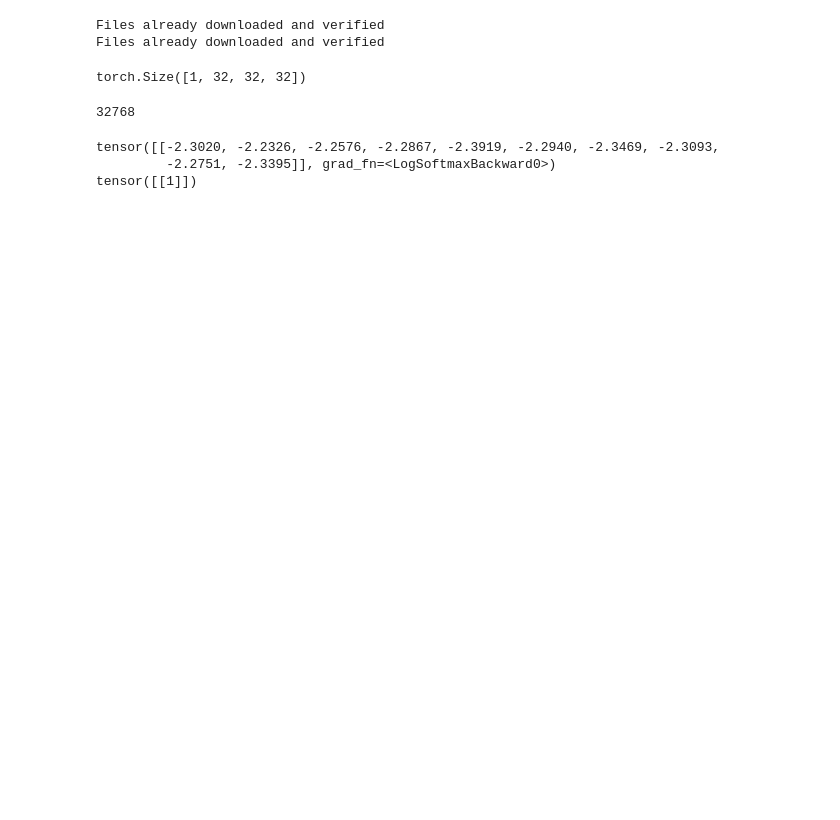
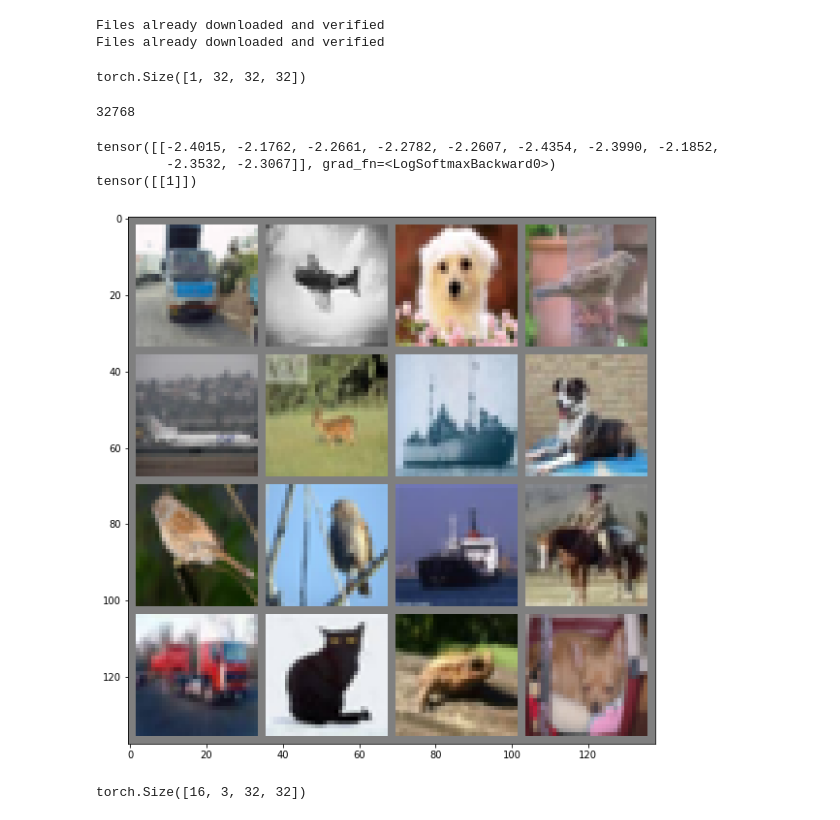
Before and after one commit to NotNANtoN/train2generalize, a Jupyter notebook: train2generalize.ipynb, the cells around one changed output. Saved outputs shown, nothing was run; the diff lists cells and outputs as text; code cells hidden in the pictures; blank space fills up the shorter version.

```diff
--- a/train2generalize.ipynb
+++ b/train2generalize.ipynb
@@ -9,12 +9,28 @@ from torchvision import datasets, transforms
 from torch.utils.data import DataLoader
 from torch.utils.data.sampler import SubsetRandomSampler
 
+
+# get RandAugment from torchvision
+import torchvision
+rand_augment = torchvision.transforms.RandAugment(num_ops=4, magnitude=9)
+if 0:
+    # get augmentation for training (crop, flip, color jitter)
+    augment = transforms.Compose([#transforms.RandomCrop(resolution, padding=4, padding_mode="reflect"),
+                                    transforms.RandomHorizontalFlip(p=0.4),
+                                    transforms.ToTensor(),
+                                    transforms.ColorJitter(brightness=0.2, contrast=0.2, saturation=0.2),
+                                            ])
+
+
 train_data, val_data, test_data = None, None, None
 if dataset == "ImageNet":
     num_classes = 1000
     resolution = 224
     n_channels = 3
-    transform = transforms.Compose([transforms.Resize(resolution), transforms.ToTensor(), transforms.Normalize((0.485, 0.456, 0.406), (0.229, 0.224, 0.225))])
+    transform = transforms.Compose([transforms.Resize(resolution), transforms.ToTensor(),
+                                    transforms.Normalize((0.485, 0.456, 0.406), (0.229, 0.224, 0.225))])
+    train_transform = transforms.Compose([rand_augment, transforms.Resize(resolution), transforms.ToTensor(),
+                                         transforms.Normalize((0.485, 0.456, 0.406), (0.229, 0.224, 0.225))])
     dev_data = datasets.ImageNet(root="data", split="train", download=True, transform=transform)
     val_data = datasets.ImageNet(root="data", split="val", download=True, transform=transform)
     test_data = datasets.ImageNet(root="data", split="val", download=True, transform=transform)
@@ -23,9 +39,8 @@ elif dataset == "MNIST" or dataset == "FashionMNIST":
     num_classes = 10
     resolution = 28
     n_channels = 1
-    transform = transforms.Compose([transforms.ToTensor(),
-                                    transforms.Normalize((0.5,), (0.5,)),
-                                    ])
+    transform = transforms.Compose([transforms.ToTensor(), transforms.Normalize((0.5,), (0.5,)),])
+    train_transform = transforms.Compose([rand_augment, transforms.ToTensor(), transforms.Normalize((0.5,), (0.5,))])
     if dataset == "MNIST":
         dev_data = datasets.MNIST(root="data", train=True, download=True, transform=transform)
         test_data = datasets.MNIST(root="data", train=False, download=True, transform=transform)
@@ -40,6 +55,7 @@ elif dataset == "CIFAR10":
     transform = transforms.Compose([transforms.ToTensor(),
                                     transforms.Normalize((0.5, 0.5, 0.5), (0.5, 0.5, 0.5)),
                                     ])
+    train_transform = transforms.Compose([rand_augment, transforms.ToTensor(), transforms.Normalize((0.5, 0.5, 0.5), (0.5, 0.5, 0.5))])
     dev_data = datasets.CIFAR10(root="data", train=True, download=True, transform=transform)
     test_data = datasets.CIFAR10(root="data", train=False, download=True, transform=transform)
 # %% [output]
@@ -95,6 +111,8 @@ if val_data is None:
 gen_size = int(0.8 * len(train_data))
 train_size = len(train_data) - gen_size
 train_data, gen_data = torch.utils.data.random_split(train_data, [train_size, gen_size])
+# set train transform
+train_data.dataset.transform = train_transform
 # %%
 resolution * resolution * 64 // 2
 # %% [output]
@@ -108,9 +126,34 @@ print(output)
 pred = output.argmax(dim=1, keepdim=True)
 print(pred)
 # %% [output]
-tensor([[-2.3020, -2.2326, -2.2576, -2.2867, -2.3919, -2.2940, -2.3469, -2.3093,
-         -2.2751, -2.3395]], grad_fn=<LogSoftmaxBackward0>)
+tensor([[-2.4015, -2.1762, -2.2661, -2.2782, -2.2607, -2.4354, -2.3990, -2.1852,
+         -2.3532, -2.3067]], grad_fn=<LogSoftmaxBackward0>)
 tensor([[1]])
+# %%
+# test training augmentation by plotting some images
+import matplotlib.pyplot as plt
+import numpy as np
+
+def imshow(img):
+    img = img / 2 + 0.5     # unnormalize
+    npimg = img.numpy()
+    plt.imshow(np.transpose(npimg, (1, 2, 0)))
+    plt.show()
+
+# get some random training images
+dl = torch.utils.data.DataLoader(train_data, batch_size=16, shuffle=True, num_workers=0)
+dataiter = iter(dl)
+images, labels = dataiter.next()
+
+# show images
+plt.figure(figsize=(10, 10))
+imshow(torchvision.utils.make_grid(images, nrow=4))
+# %% [output]
+[figure, added]
+# %%
+images.shape
+# %% [output]
+torch.Size([16, 3, 32, 32])
 # %%
 # train loss function
 def train_loss(model, data, target):
```
Also changed, not shown: parts of 8 cells of this notebook, 1 other file.
